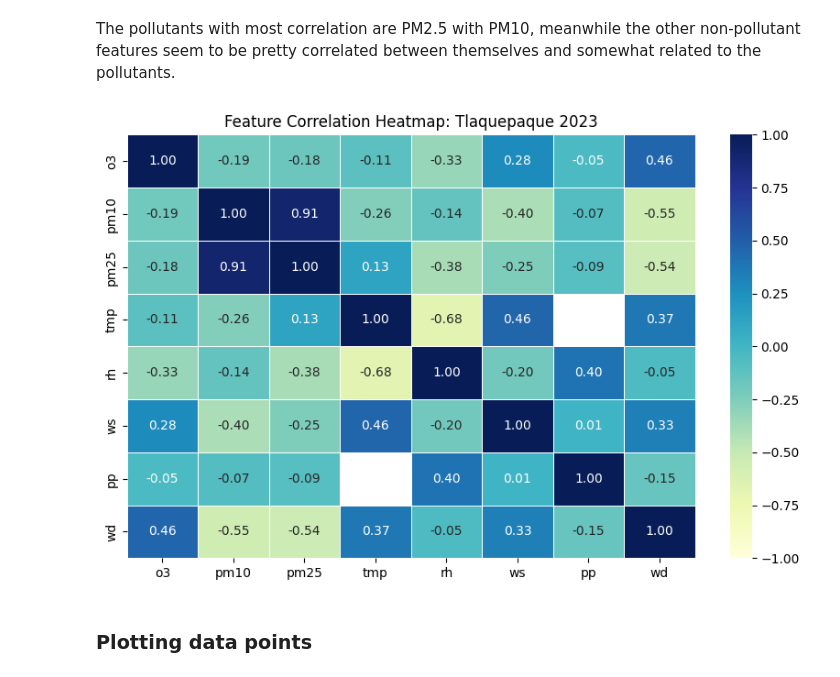
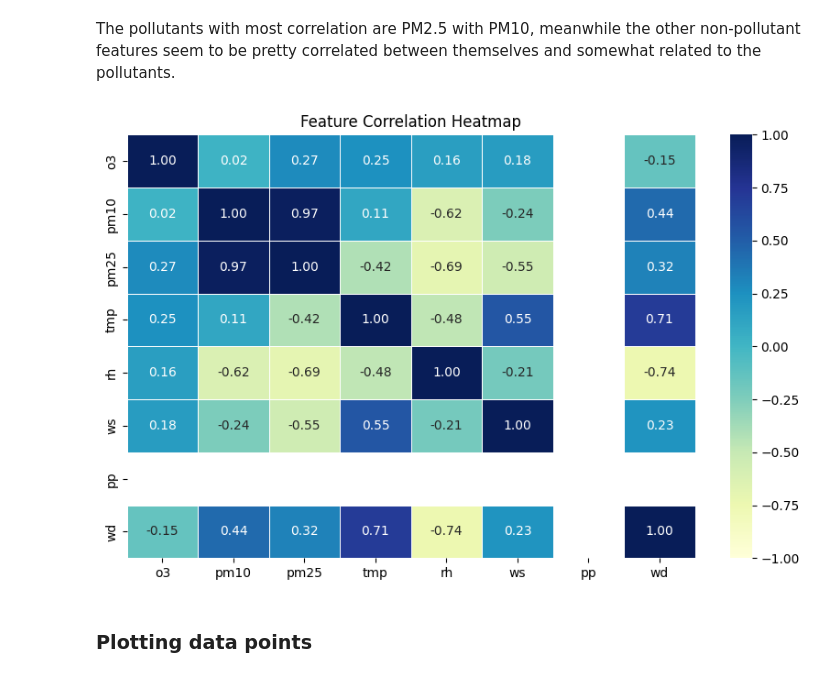
Before and after one commit to valeria-gonzalez/PM25-forecasting, a Jupyter notebook: feature_engineering.ipynb, the cells around one changed output. Cells and saved outputs as stored; diff of their text form; code cells hidden in the pictures.

```diff
--- a/feature_engineering.ipynb
+++ b/feature_engineering.ipynb
@@ -14,8 +14,8 @@ import seaborn as sns
 import matplotlib.pyplot as plt
 from scipy.stats import zscore # For outliers
 # %%
-filename = "semadet-aire-2023"
-filepath = f"datasets/preprocess/{filename}-processed.csv"
+filename = "semadet-aire-2017-processed"
+filepath = f"datasets/preprocess/{filename}.csv"
 df = pd.read_csv(filepath, parse_dates=[0], index_col=0)
 # %% [markdown]
 ## Feature exploration
@@ -33,19 +33,19 @@ The pollutants with most correlation are PM2.5 with PM10, meanwhile the other no
 # %%
 # Compute the correlation matrix
 corr_matrix = df.corr()
 
 # Heatmap
 plt.figure(figsize=(10, 6))
 sns.heatmap(
     corr_matrix, annot=True, fmt=".2f", cmap="YlGnBu", linewidths=0.5, vmin=-1, vmax=1
 )
 
 # Formatting
-plt.title("Feature Correlation Heatmap: Tlaquepaque 2023")
+plt.title("Feature Correlation Heatmap")
 plt.savefig(f"graphs/correlation_matrix/correlation.png")
 plt.show()
 # %% [output]
-[figure, old version]
+[figure, new version]
 # %% [markdown]
 ### Plotting data points
 # %% [markdown]
```
Also changed, not shown: parts of 19 cells of this notebook, 20 other files.
